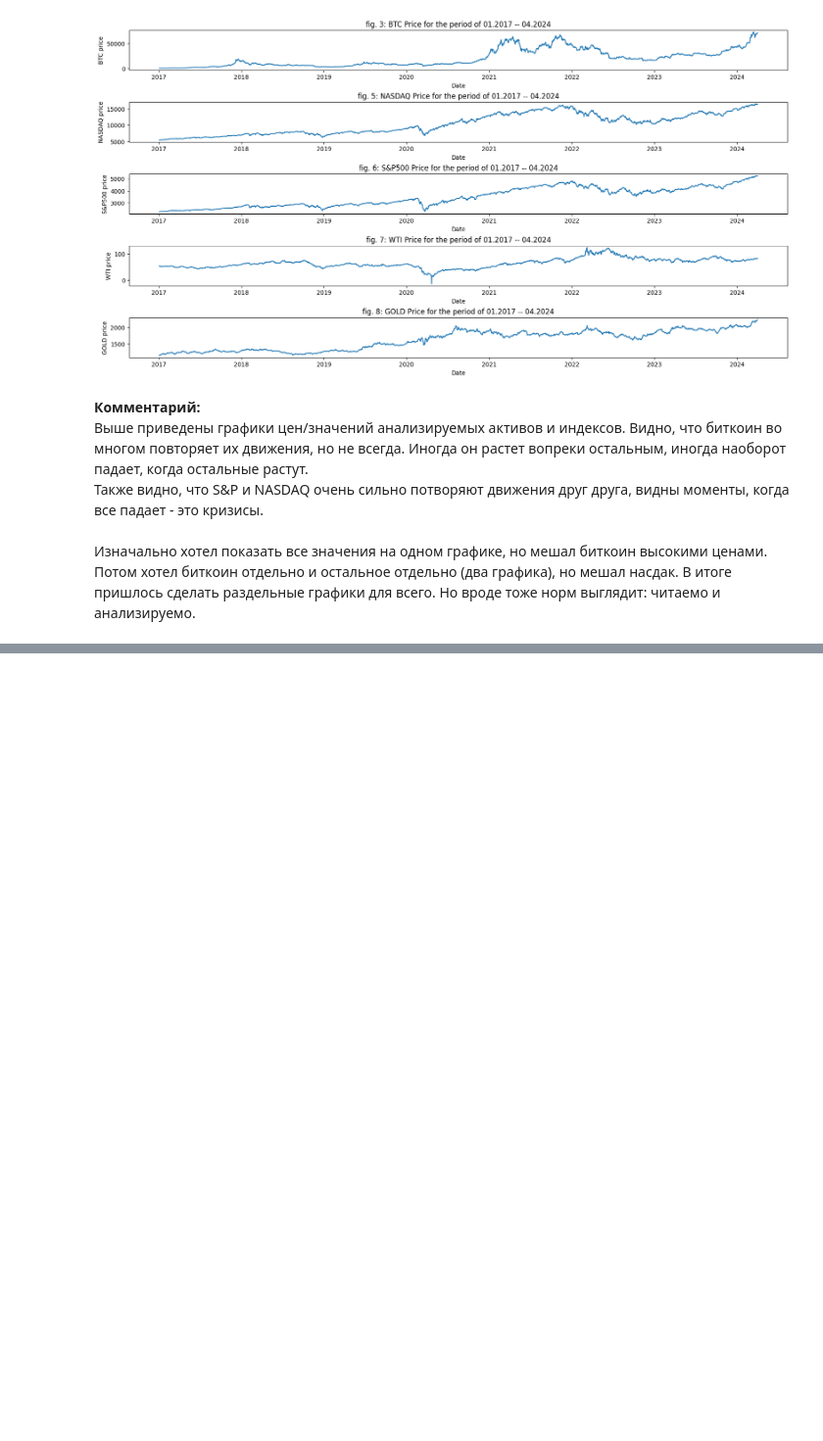
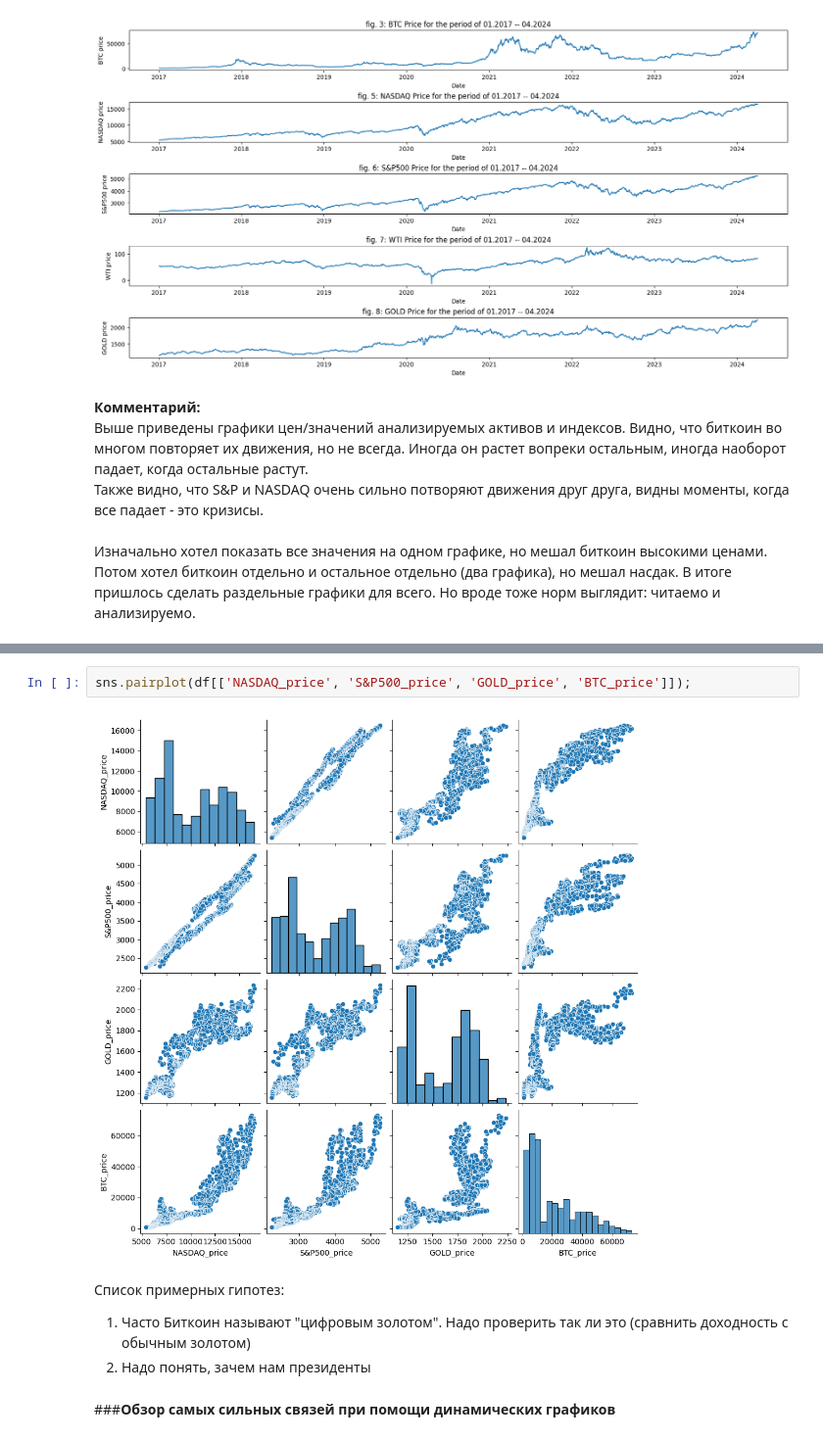
Before and after one commit to AntkhnDmtr/Andan_Project_Bitcoin, a Jupyter notebook: Проект_по_Андану.ipynb, the cells around one changed output, grey strips where cells are left out. Shown at 98% size. Drawn from its saved outputs; the diff is of its cells as text; blank space fills up the shorter version.

```diff
--- a/Проект_по_Андану.ipynb
+++ b/Проект_по_Андану.ipynb
@@ -811,0 +858,10 @@ for i, j, k in zip(['BTC_price', 'NASDAQ_price', 'S&P500_price', 'WTI_price', 'G
+# %%
+sns.pairplot(df[['NASDAQ_price', 'S&P500_price', 'GOLD_price', 'BTC_price']]);
+# %% [output]
+[figure, added]
+# %% [markdown]
+Список примерных гипотез:
+1) Часто Биткоин называют "цифровым золотом". Надо проверить так ли это (сравнить доходность с обычным золотом)
+2) Надо понять, зачем нам президенты
+# %% [markdown]
+###**Обзор самых сильных связей при помощи динамических графиков**
```
Also changed, not shown: parts of 13 cells of this notebook.
